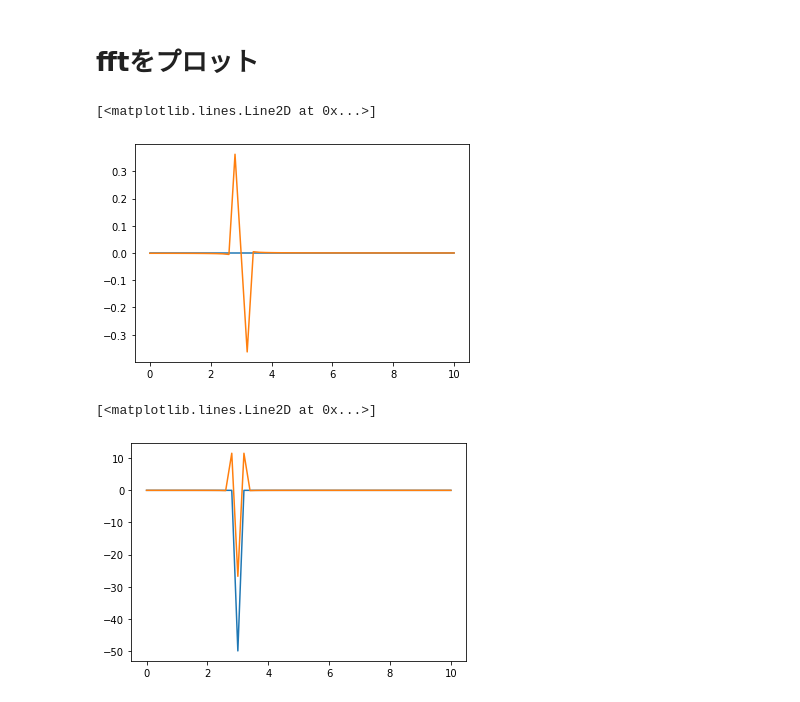
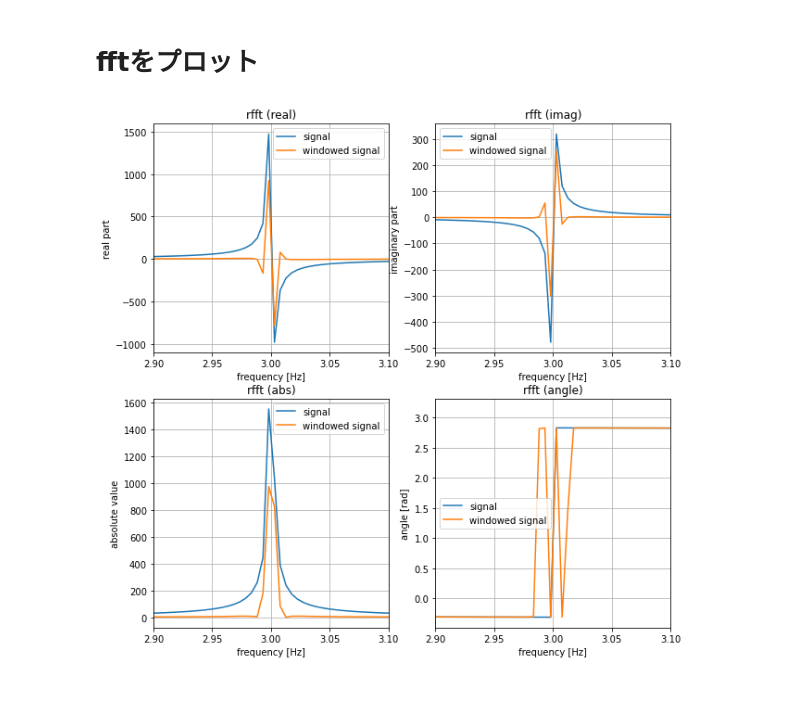
Before and after one commit to tterasaki/statistics, a Jupyter notebook: fft/fft1-1_math2python_relation.ipynb, the cells around one changed output. Drawn from its saved outputs; the diff is of its cells as text; code cells hidden in the pictures.

```diff
--- a/fft/fft1-1_math2python_relation.ipynb
+++ b/fft/fft1-1_math2python_relation.ipynb
@@ -143,14 +125,42 @@ plt.plot(signal_win, label='windowed signal')
 # %% [markdown]
 # fftをプロット
-# %%
-plt.plot(rfft_freq,np.real(rfft_signal_nw), label='signal')
-plt.plot(rfft_freq,np.real(rfft_signal_win), label='windowed signal')
-# %% [output]
-[<matplotlib.lines.Line2D at 0x...>]
-[figure, removed]
-# %%
-plt.plot(rfft_freq,np.imag(rfft_signal_nw), label='signal')
-plt.plot(rfft_freq,np.imag(rfft_signal_win), label='windowed signal')
-# %% [output]
-[<matplotlib.lines.Line2D at 0x...>]
-[figure, removed]
+# %%
+import matplotlib.pyplot as plt
+fig, ax = plt.subplots(2, 2, figsize=(10, 10))
+ax = ax.ravel()
+
+ax[0].set_title('rfft (real)')
+ax[0].plot(rfft_freq,np.real(rfft_signal_nw), label='signal')
+ax[0].plot(rfft_freq,np.real(rfft_signal_win), label='windowed signal')
+ax[0].legend()
+ax[0].set_xlabel('frequency [Hz]')
+ax[0].set_ylabel('real part')
+
+ax[1].set_title('rfft (imag)')
+ax[1].plot(rfft_freq,np.imag(rfft_signal_nw), label='signal')
+ax[1].plot(rfft_freq,np.imag(rfft_signal_win), label='windowed signal')
+ax[1].legend()
+ax[1].set_xlabel('frequency [Hz]')
+ax[1].set_ylabel('imaginary part')
+
+ax[2].set_title('rfft (abs)')
+ax[2].plot(rfft_freq,np.abs(rfft_signal_nw), label='signal')
+ax[2].plot(rfft_freq,np.abs(rfft_signal_win), label='windowed signal')
+ax[2].legend()
+ax[2].set_xlabel('frequency [Hz]')
+ax[2].set_ylabel('absolute value')
+
+ax[3].set_title('rfft (angle)')
+ax[3].plot(rfft_freq,np.angle(rfft_signal_nw), label='signal')
+ax[3].plot(rfft_freq,np.angle(rfft_signal_win), label='windowed signal')
+ax[3].legend()
+ax[3].set_xlabel('frequency [Hz]')
+ax[3].set_ylabel('angle [rad]')
+
+for a in ax:
+    a.grid()
+    xmin = 2.9
+    xmax = 3.1
+    a.set_xlim(xmin, xmax)
+# %% [output]
+[figure, added]
```
Also changed, not shown: parts of 4 cells of this notebook.
